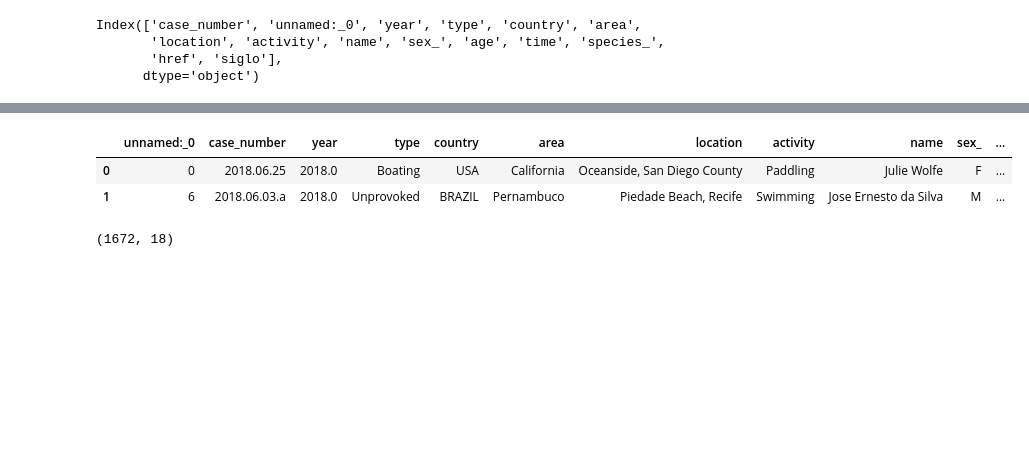
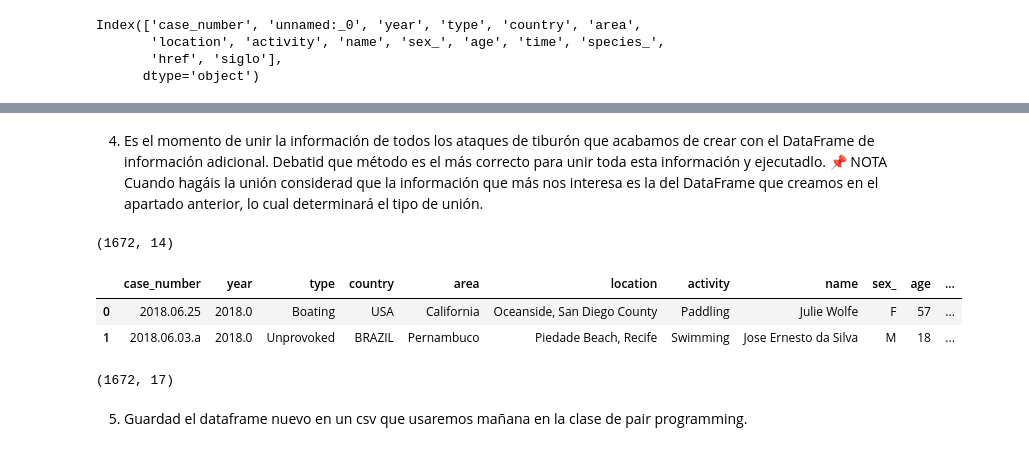
Before and after one commit to Adalab/DA-promo-b-modulo2-sprint-1-Antoanela-Chloe, a Jupyter notebook: pandas/pp-python-modulo-2-sprint-1-pandas-ejercicio-5-concat-merge-join/pp-python-modulo-2-sprint-1-pandas-ejercicio-5-concat-merge-join.ipynb, the cells around one changed output, grey strips where cells are left out. Cells and saved outputs as stored; diff of their text form; code cells hidden in the pictures; blank space fills up the shorter version.

```diff
--- a/pandas/pp-python-modulo-2-sprint-1-pandas-ejercicio-5-concat-merge-join/pp-python-modulo-2-sprint-1-pandas-ejercicio-5-concat-merge-join.ipynb
+++ b/pandas/pp-python-modulo-2-sprint-1-pandas-ejercicio-5-concat-merge-join/pp-python-modulo-2-sprint-1-pandas-ejercicio-5-concat-merge-join.ipynb
@@ -67,3 +55,6 @@ Index(['case_number', 'unnamed:_0', 'year', 'type', 'country', 'area',
       dtype='object')
 # %%
 # Cargamos el df historico y lo exploramos
+
+df_hi = pd.read_csv('attacks_historico.csv', index_col = 0)
+df_hi.head(2)
@@ -70,3 +65,0 @@ Index(['case_number', 'unnamed:_0', 'year', 'type', 'country', 'area',
-# %%
-df_hi = pd.read_csv('attacks_historico.csv')
-df_hi.head(2)
@@ -207,0 +178,5 @@ df = df[['unnamed:_0', 'case_number', 'year', 'type', 'country', 'area',
+# %%
+# Eliminamos la columna unnamed: 0 de nuestro df original modificado
+
+df.drop(["unnamed:_0"], axis = 1, inplace = True)
+df.columns
@@ -231,13 +197,30 @@ df_all
+# %% [markdown]
+4. Es el momento de unir la información de todos los ataques de tiburón que acabamos de crear con el DataFrame de información adicional. Debatid que método es el más correcto para unir toda esta información y ejecutadlo.
+📌 NOTA Cuando hagáis la unión considerad que la información que más nos interesa es la del DataFrame que creamos en el apartado anterior, lo cual determinará el tipo de unión.
+# %%
+# Juntamos df + df_hi
+
+df_2 = pd.concat([df, df_hi], axis = 0)
+
+# Chequeamos que el total de filas se ha sumado
+df_2.shape
+# %% [output]
+(1672, 14)
 # %%
-# juntamos df_all + df.adi
-df_all_all = df_all.merge(df_adi, how = "left", on= "case_number")
-df_all_all.head(2)
+# Juntamos df_2 + df.adi
+
+df_3 = df_2.merge(df_adi, how = "left", on= "case_number")
+df_3.head(2)
 # %% [output]
-|  | unnamed:_0 | case_number | year | type | country | area | location | activity | name | sex_ | ... |
-| 0 | 0 | 2018.06.25 | 2018.0 | Boating | USA | California | Oceanside, San Diego County | Paddling | Julie Wolfe | F | ... |
-| 1 | 6 | 2018.06.03.a | 2018.0 | Unprovoked | BRAZIL | Pernambuco | Piedade Beach, Recife | Swimming | Jose Ernesto da Silva | M | ... |
+|  | case_number | year | type | country | area | location | activity | name | sex_ | age | ... |
+| 0 | 2018.06.25 | 2018.0 | Boating | USA | California | Oceanside, San Diego County | Paddling | Julie Wolfe | F | 57 | ... |
+| 1 | 2018.06.03.a | 2018.0 | Unprovoked | BRAZIL | Pernambuco | Piedade Beach, Recife | Swimming | Jose Ernesto da Silva | M | 18 | ... |
-# %%
-df_all_all.shape
-# %% [output]
-(1672, 18)
+# %%
+# Comprobamos sus nuevas dimensiones
+
+df_3.shape
+# %% [output]
+(1672, 17)
+# %% [markdown]
+5. Guardad el dataframe nuevo en un csv que usaremos mañana en la clase de pair programming.
 # %%
```
Also changed, not shown: parts of 31 cells of this notebook, 6 other files.
